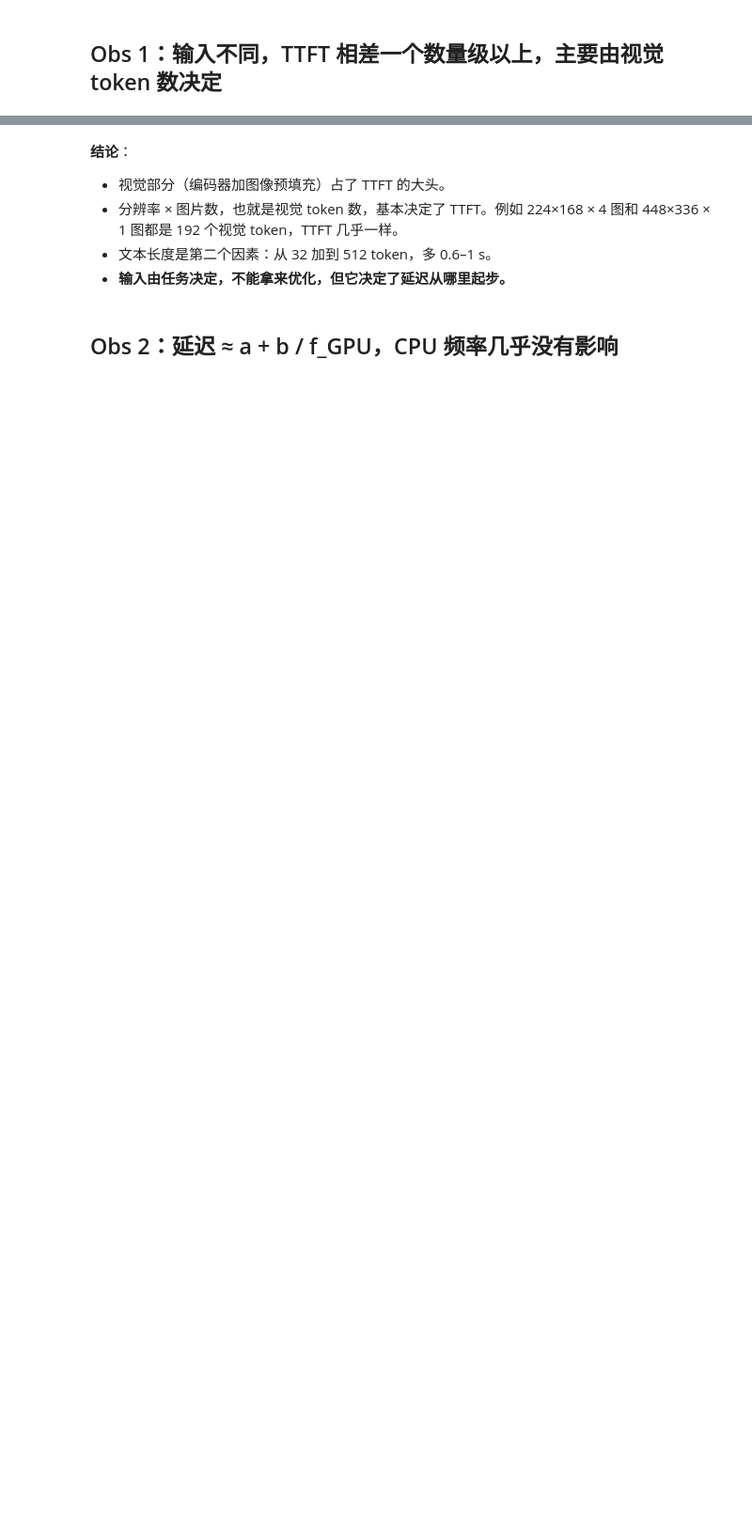
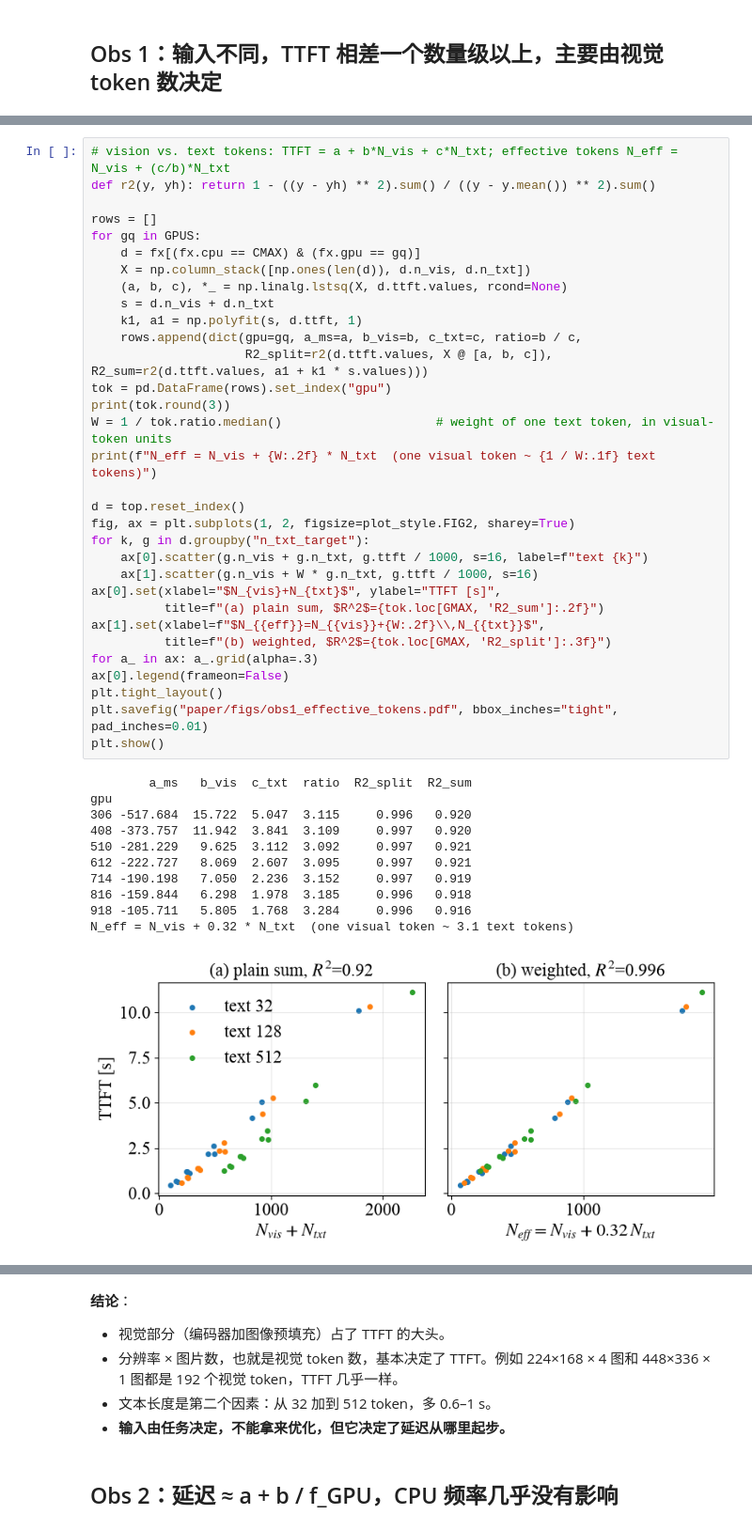
Before and after one commit to DufreWu/ViMoR, a Jupyter notebook: speed_vlm/motivation.ipynb, the cells around one changed output, grey strips where cells are left out. Shown at 94% size. Cells and saved outputs as stored; diff of their text form; blank space fills up the shorter version.

```diff
--- a/speed_vlm/motivation.ipynb
+++ b/speed_vlm/motivation.ipynb
@@ -86,0 +238,44 @@ plt.tight_layout(); plt.show()
+# %%
+# vision vs. text tokens: TTFT = a + b*N_vis + c*N_txt; effective tokens N_eff = N_vis + (c/b)*N_txt
+def r2(y, yh): return 1 - ((y - yh) ** 2).sum() / ((y - y.mean()) ** 2).sum()
+
+rows = []
+for gq in GPUS:
+    d = fx[(fx.cpu == CMAX) & (fx.gpu == gq)]
+    X = np.column_stack([np.ones(len(d)), d.n_vis, d.n_txt])
+    (a, b, c), *_ = np.linalg.lstsq(X, d.ttft.values, rcond=None)
+    s = d.n_vis + d.n_txt
+    k1, a1 = np.polyfit(s, d.ttft, 1)
+    rows.append(dict(gpu=gq, a_ms=a, b_vis=b, c_txt=c, ratio=b / c,
+                     R2_split=r2(d.ttft.values, X @ [a, b, c]), R2_sum=r2(d.ttft.values, a1 + k1 * s.values)))
+tok = pd.DataFrame(rows).set_index("gpu")
+print(tok.round(3))
+W = 1 / tok.ratio.median()                     # weight of one text token, in visual-token units
+print(f"N_eff = N_vis + {W:.2f} * N_txt  (one visual token ~ {1 / W:.1f} text tokens)")
+
+d = top.reset_index()
+fig, ax = plt.subplots(1, 2, figsize=plot_style.FIG2, sharey=True)
+for k, g in d.groupby("n_txt_target"):
+    ax[0].scatter(g.n_vis + g.n_txt, g.ttft / 1000, s=16, label=f"text {k}")
+    ax[1].scatter(g.n_vis + W * g.n_txt, g.ttft / 1000, s=16)
+ax[0].set(xlabel="$N_{vis}+N_{txt}$", ylabel="TTFT [s]",
+          title=f"(a) plain sum, $R^2$={tok.loc[GMAX, 'R2_sum']:.2f}")
+ax[1].set(xlabel=f"$N_{{eff}}=N_{{vis}}+{W:.2f}\\,N_{{txt}}$",
+          title=f"(b) weighted, $R^2$={tok.loc[GMAX, 'R2_split']:.3f}")
+for a_ in ax: a_.grid(alpha=.3)
+ax[0].legend(frameon=False)
+plt.tight_layout()
+plt.savefig("paper/figs/obs1_effective_tokens.pdf", bbox_inches="tight", pad_inches=0.01)
+plt.show()
+# %% [output]
+        a_ms   b_vis  c_txt  ratio  R2_split  R2_sum
+gpu
+306 -517.684  15.722  5.047  3.115     0.996   0.920
+408 -373.757  11.942  3.841  3.109     0.997   0.920
+510 -281.229   9.625  3.112  3.092     0.997   0.921
+612 -222.727   8.069  2.607  3.095     0.997   0.921
+714 -190.198   7.050  2.236  3.152     0.997   0.919
+816 -159.844   6.298  1.978  3.185     0.996   0.918
+918 -105.711   5.805  1.768  3.284     0.996   0.916
+N_eff = N_vis + 0.32 * N_txt  (one visual token ~ 3.1 text tokens)
+[figure, added]
```
Also changed, not shown: parts of 14 cells of this notebook, 19 other files.
